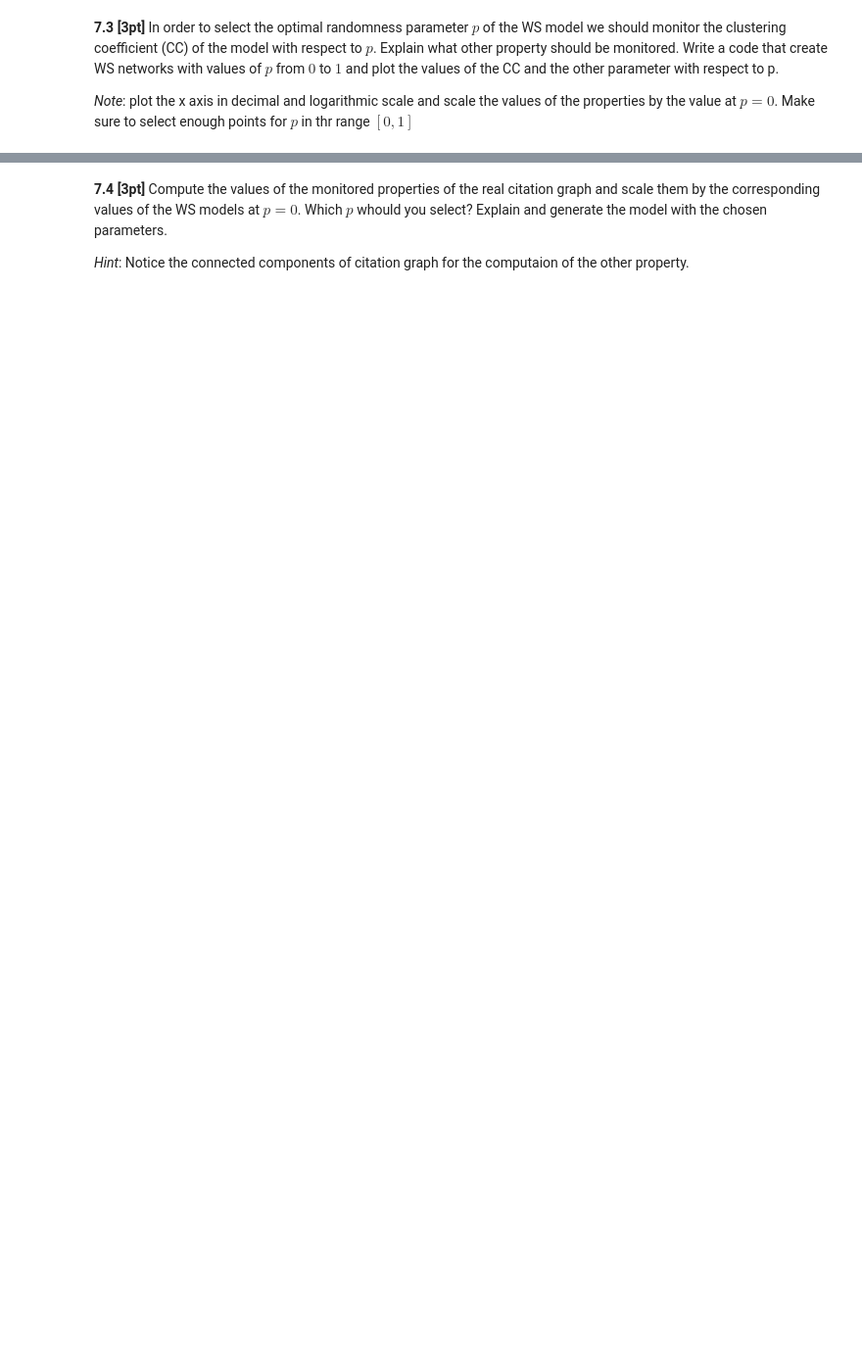
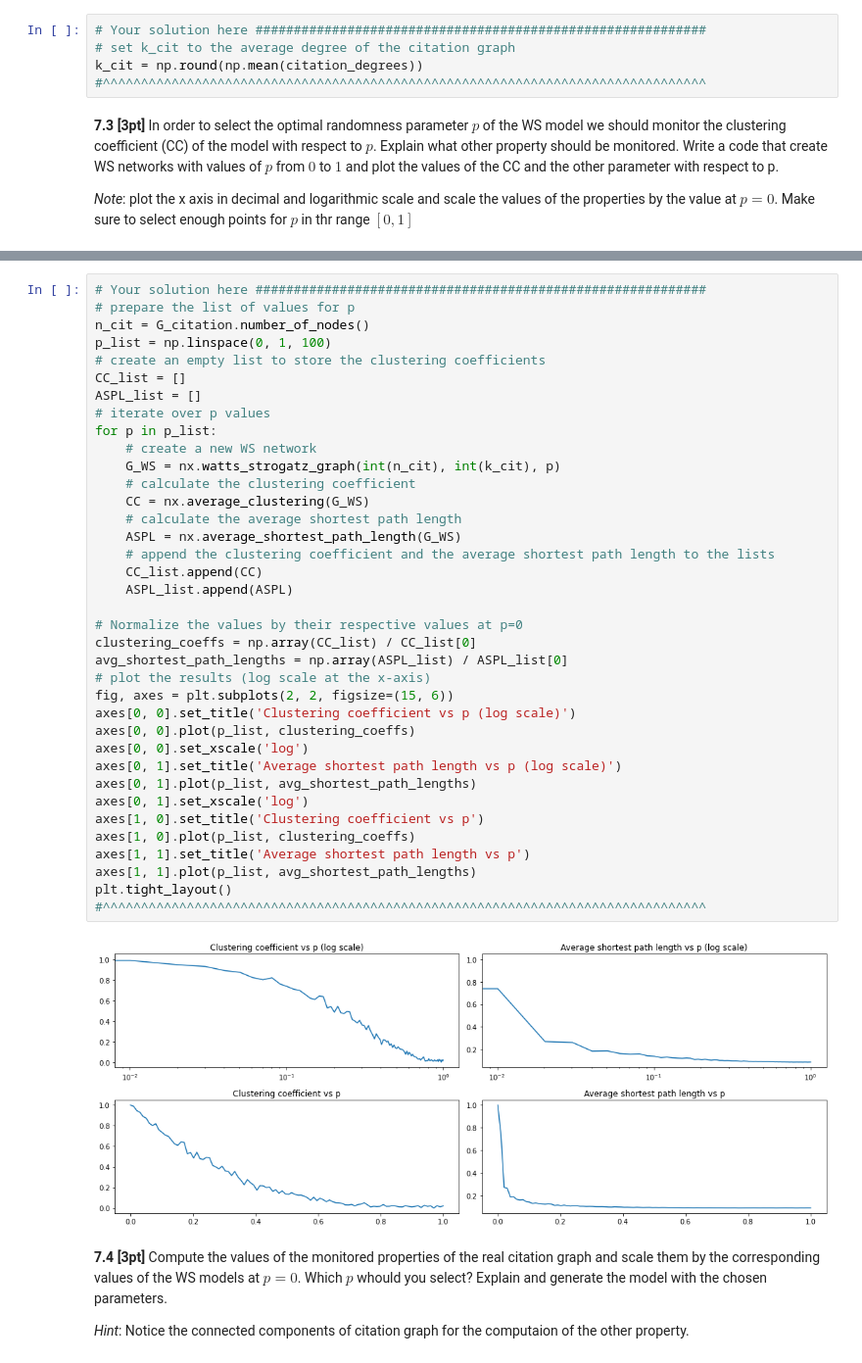
Before and after one commit to Aziz-bc/Network_machine_learning, a Jupyter notebook: Assignment1A/nml23_assignment1b.ipynb, the cells around one changed output, grey strips where cells are left out. Shown at 98% size. Saved outputs shown, nothing was run; the diff lists cells and outputs as text; blank space fills up the shorter version.

```diff
--- a/Assignment1A/nml23_assignment1b.ipynb
+++ b/Assignment1A/nml23_assignment1b.ipynb
@@ -263,3 +325,8 @@ k_cit = ...
+# %%
+# Your solution here ###########################################################
+# set k_cit to the average degree of the citation graph
+k_cit = np.round(np.mean(citation_degrees))
+#^^^^^^^^^^^^^^^^^^^^^^^^^^^^^^^^^^^^^^^^^^^^^^^^^^^^^^^^^^^^^^^^^^^^^^^^^^^^^^^
 # %% [markdown]
 **7.3 [3pt]** In order to select the optimal randomness parameter $p$ of the WS model we should monitor the clustering coefficient (CC) of the model with respect to $p$. Explain what other property should be monitored. Write a code that create WS networks with values of $p$ from $0$ to $1$ and plot the values of the CC and the other parameter with respect to p.
 
@@ -273,3 +338,42 @@ k_cit = ...
+# %%
+# Your solution here ###########################################################
+# prepare the list of values for p
+n_cit = G_citation.number_of_nodes()
+p_list = np.linspace(0, 1, 100)
+# create an empty list to store the clustering coefficients
+CC_list = []
+ASPL_list = []
+# iterate over p values
+for p in p_list:
+    # create a new WS network
+    G_WS = nx.watts_strogatz_graph(int(n_cit), int(k_cit), p)
+    # calculate the clustering coefficient
+    CC = nx.average_clustering(G_WS)
+    # calculate the average shortest path length
+    ASPL = nx.average_shortest_path_length(G_WS)
+    # append the clustering coefficient and the average shortest path length to the lists
+    CC_list.append(CC)
+    ASPL_list.append(ASPL)
+
+# Normalize the values by their respective values at p=0
+clustering_coeffs = np.array(CC_list) / CC_list[0]
+avg_shortest_path_lengths = np.array(ASPL_list) / ASPL_list[0]
+# plot the results (log scale at the x-axis)
+fig, axes = plt.subplots(2, 2, figsize=(15, 6))
+axes[0, 0].set_title('Clustering coefficient vs p (log scale)')
+axes[0, 0].plot(p_list, clustering_coeffs)
+axes[0, 0].set_xscale('log')
+axes[0, 1].set_title('Average shortest path length vs p (log scale)')
+axes[0, 1].plot(p_list, avg_shortest_path_lengths)
+axes[0, 1].set_xscale('log')
+axes[1, 0].set_title('Clustering coefficient vs p')
+axes[1, 0].plot(p_list, clustering_coeffs)
+axes[1, 1].set_title('Average shortest path length vs p')
+axes[1, 1].plot(p_list, avg_shortest_path_lengths)
+plt.tight_layout()
+#^^^^^^^^^^^^^^^^^^^^^^^^^^^^^^^^^^^^^^^^^^^^^^^^^^^^^^^^^^^^^^^^^^^^^^^^^^^^^^^
+# %% [output]
+[figure, added]
 # %% [markdown]
 **7.4 [3pt]** Compute the values of the monitored properties of the real citation graph and scale them by the corresponding values of the WS models at $p=0$. Which $p$ whould you select? Explain and generate the model with the chosen parameters.
 
```
Also changed, not shown: parts of 56 cells of this notebook.
